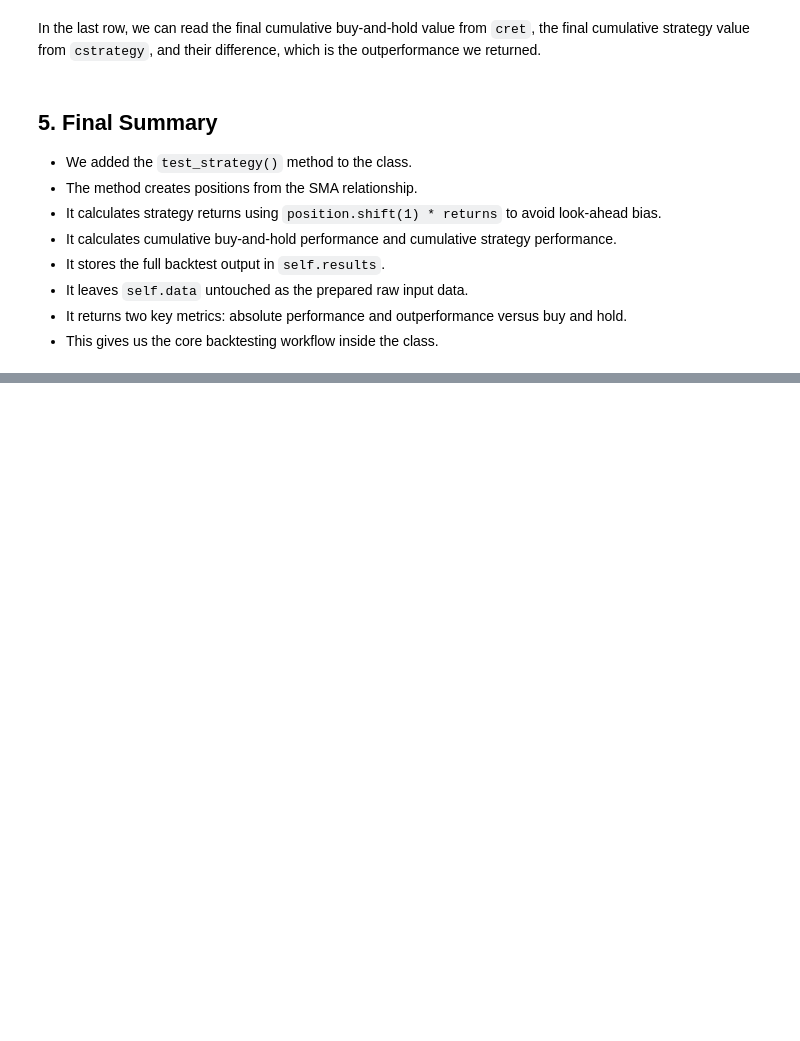
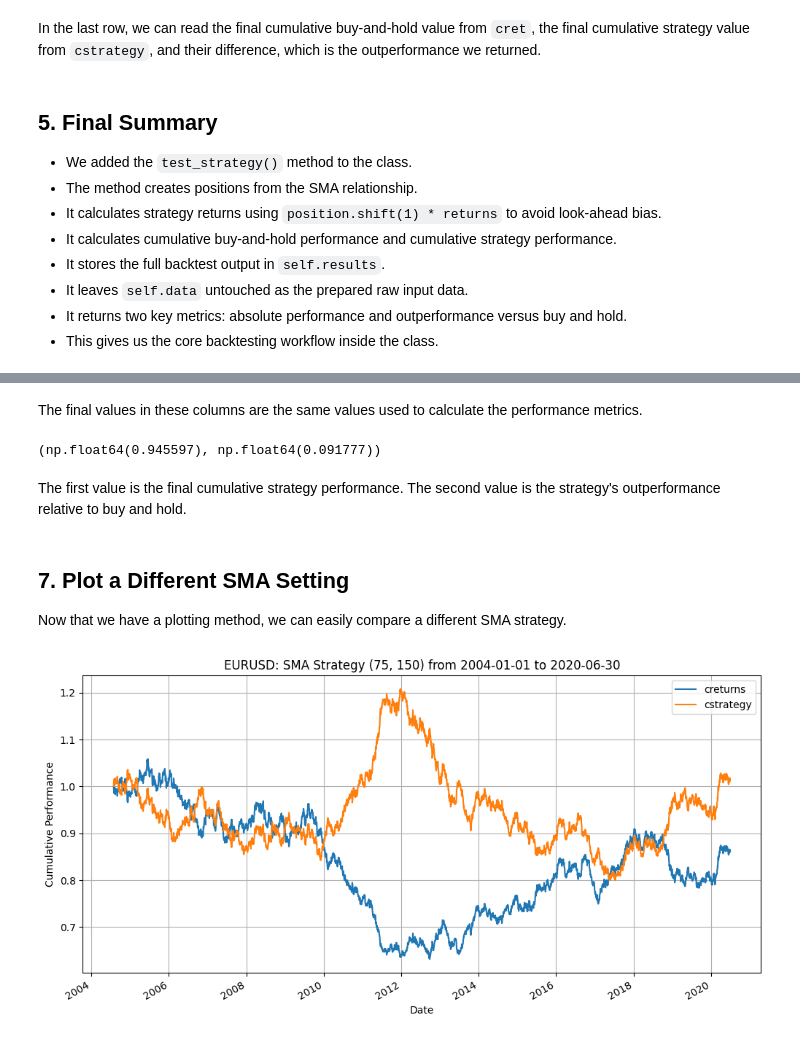
Before and after one commit to seanmayer/algo-trading-broker-testing, a Jupyter notebook: defining-back-testing-strategies/building_using_sma_backtester_class.ipynb, the cells around one changed output, grey strips where cells are left out. Saved outputs shown, nothing was run; the diff lists cells and outputs as text; code cells hidden in the pictures; blank space fills up the shorter version.

```diff
--- a/defining-back-testing-strategies/building_using_sma_backtester_class.ipynb
+++ b/defining-back-testing-strategies/building_using_sma_backtester_class.ipynb
@@ -1393,0 +1652,18 @@ In the last row, we can read the final cumulative buy-and-hold value from `cret`
+# %% [markdown]
+The final values in these columns are the same values used to calculate the performance metrics.
+# %%
+tester.test_strategy()
+# %% [output]
+(np.float64(0.945597), np.float64(0.091777))
+# %% [markdown]
+The first value is the final cumulative strategy performance. The second value is the strategy's outperformance relative to buy and hold.
+# %% [markdown]
+## 7. Plot a Different SMA Setting
+
+Now that we have a plotting method, we can easily compare a different SMA strategy.
+# %%
+tester.set_parameters(sma_short=75, sma_long=150)
+tester.test_strategy()
+tester.plot_results()
+# %% [output]
+[figure, added]
```
Also changed, not shown: parts of 22 cells of this notebook.
